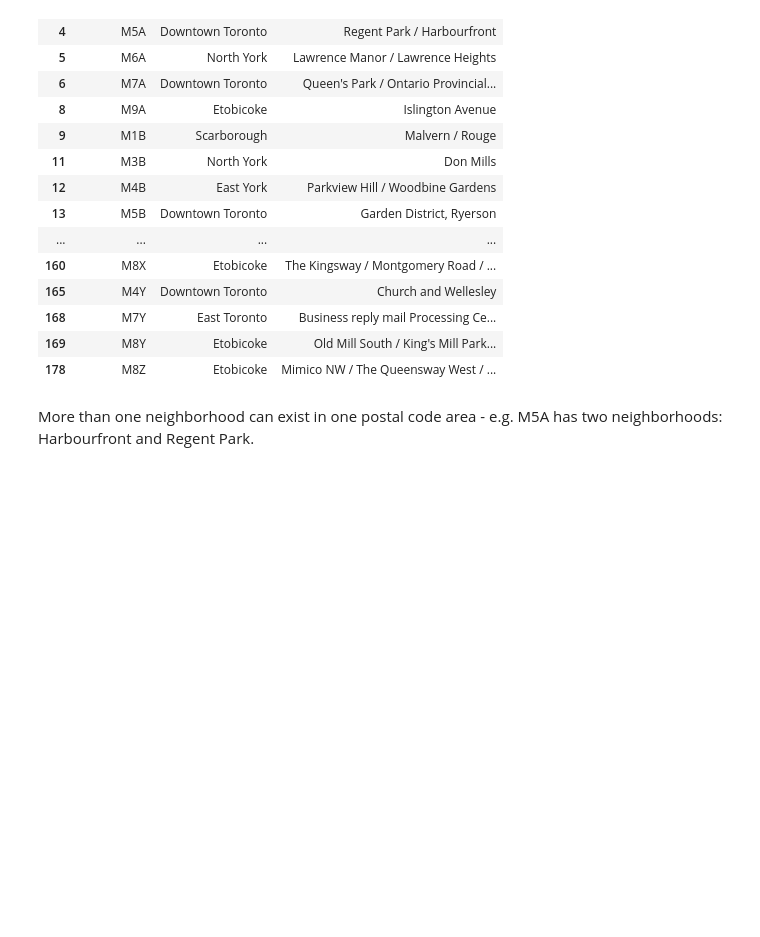
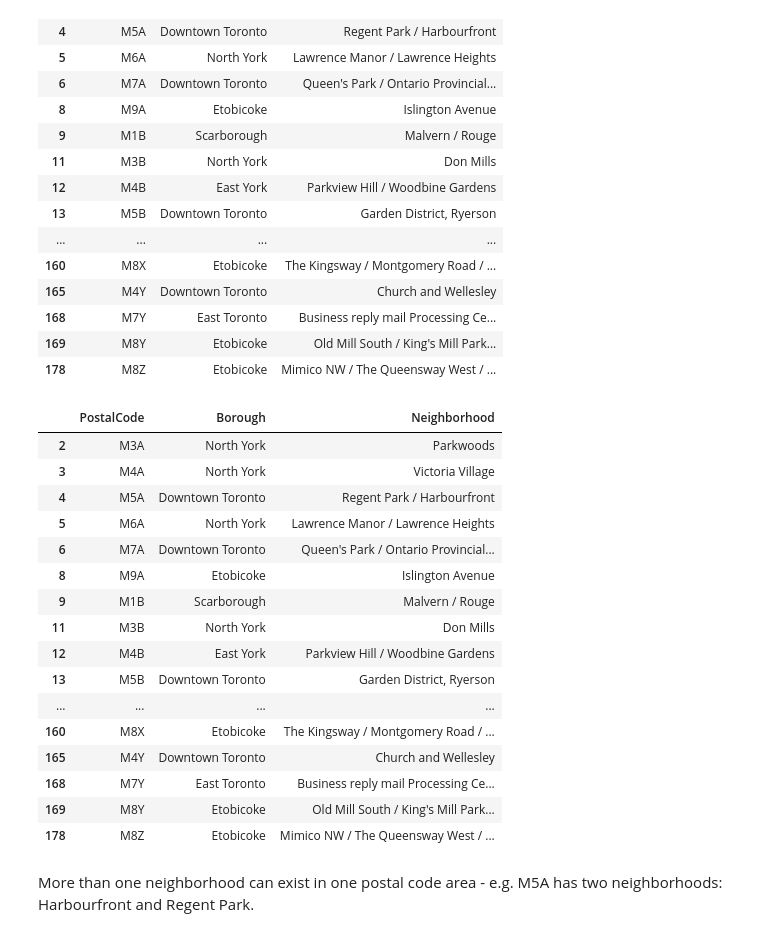
Before and after one commit to mhmonac/Coursera_Capstone, a Jupyter notebook: Assignment: Toronto_Q1.ipynb, the cells around one changed output. Drawn from its saved outputs; the diff is of its cells as text; code cells hidden in the pictures; blank space fills up the shorter version.

```diff
--- a/Assignment: Toronto_Q1.ipynb
+++ b/Assignment: Toronto_Q1.ipynb
@@ -138,6 +138,27 @@ toronto
 | 168 | M7Y | East Toronto | Business reply mail Processing Ce... |
 | 169 | M8Y | Etobicoke | Old Mill South / King's Mill Park... |
 | 178 | M8Z | Etobicoke | Mimico NW / The Queensway West / ... |
+# %%
+toronto.rename(columns={'Postal code':'PostalCode'}, inplace=True)
+toronto
+# %% [output]
+|  | PostalCode | Borough | Neighborhood |
+| 2 | M3A | North York | Parkwoods |
+| 3 | M4A | North York | Victoria Village |
+| 4 | M5A | Downtown Toronto | Regent Park / Harbourfront |
+| 5 | M6A | North York | Lawrence Manor / Lawrence Heights |
+| 6 | M7A | Downtown Toronto | Queen's Park / Ontario Provincial... |
+| 8 | M9A | Etobicoke | Islington Avenue |
+| 9 | M1B | Scarborough | Malvern / Rouge |
+| 11 | M3B | North York | Don Mills |
+| 12 | M4B | East York | Parkview Hill / Woodbine Gardens |
+| 13 | M5B | Downtown Toronto | Garden District, Ryerson |
+| ... | ... | ... | ... |
+| 160 | M8X | Etobicoke | The Kingsway / Montgomery Road / ... |
+| 165 | M4Y | Downtown Toronto | Church and Wellesley |
+| 168 | M7Y | East Toronto | Business reply mail Processing Ce... |
+| 169 | M8Y | Etobicoke | Old Mill South / King's Mill Park... |
+| 178 | M8Z | Etobicoke | Mimico NW / The Queensway West / ... |
 # %% [markdown]
 More than one neighborhood can exist in one postal code area - e.g. M5A has two neighborhoods: Harbourfront and Regent Park.
 # %%
```
Also changed, not shown: parts of 3 cells of this notebook.
